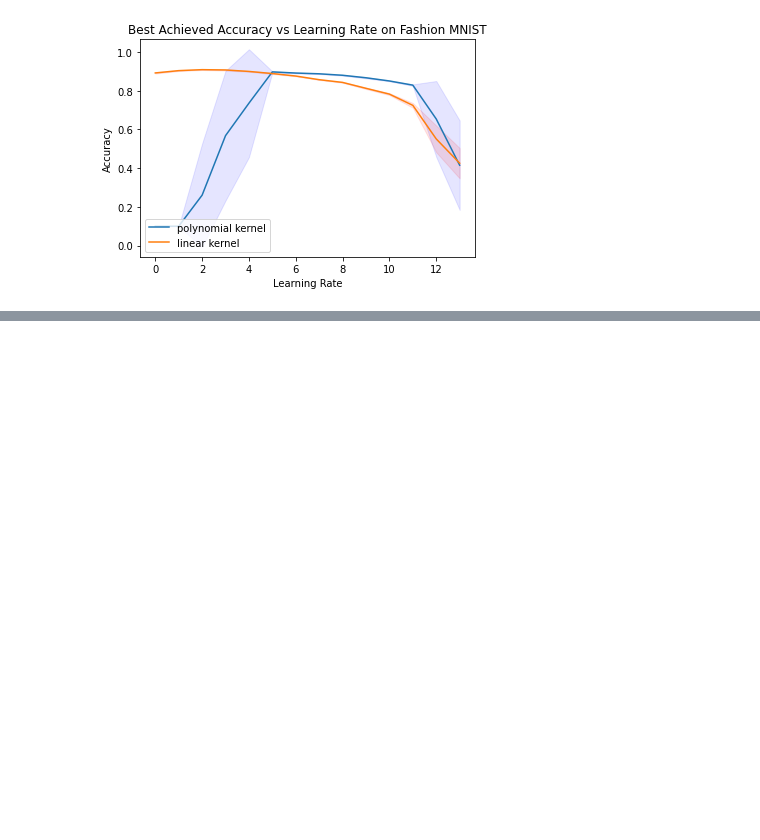
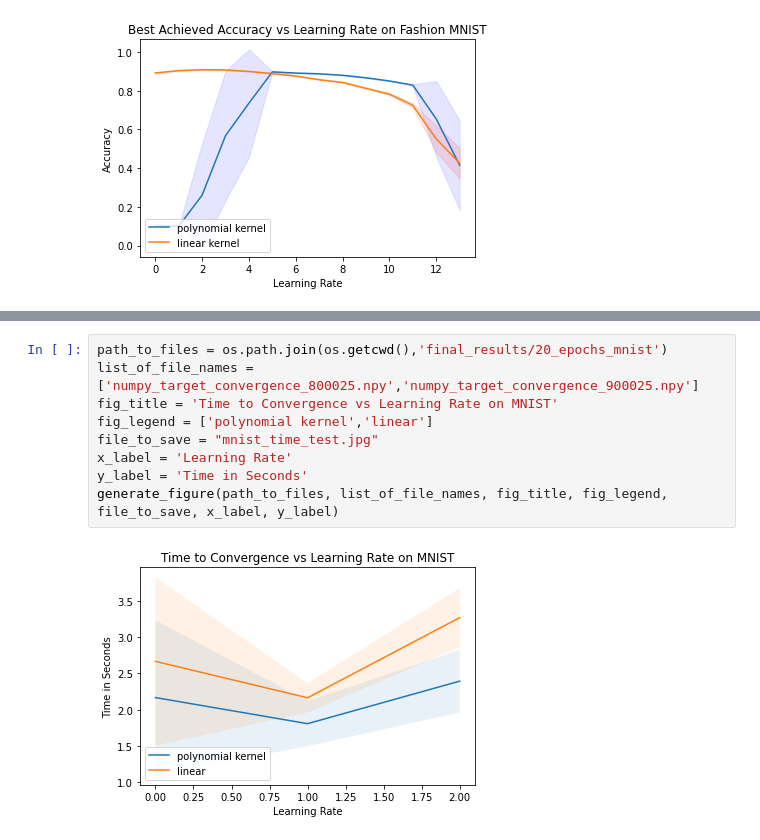
Before and after one commit to NickPerezCarletonUniversity/Kervolution, a Jupyter notebook: Create_Plots.ipynb, the cells around one changed output, grey strips where cells are left out. Saved outputs shown, nothing was run; the diff lists cells and outputs as text; blank space fills up the shorter version.

```diff
--- a/Create_Plots.ipynb
+++ b/Create_Plots.ipynb
@@ -78,0 +114,11 @@ plt.show()
+# %%
+path_to_files = os.path.join(os.getcwd(),'final_results/20_epochs_mnist')
+list_of_file_names = ['numpy_target_convergence_800025.npy','numpy_target_convergence_900025.npy']
+fig_title = 'Time to Convergence vs Learning Rate on MNIST'
+fig_legend = ['polynomial kernel','linear']
+file_to_save = "mnist_time_test.jpg"
+x_label = 'Learning Rate'
+y_label = 'Time in Seconds'
+generate_figure(path_to_files, list_of_file_names, fig_title, fig_legend, file_to_save, x_label, y_label)
+# %% [output]
+[figure, added]
```
Also changed, not shown: parts of 2 cells of this notebook, 1 other file.
